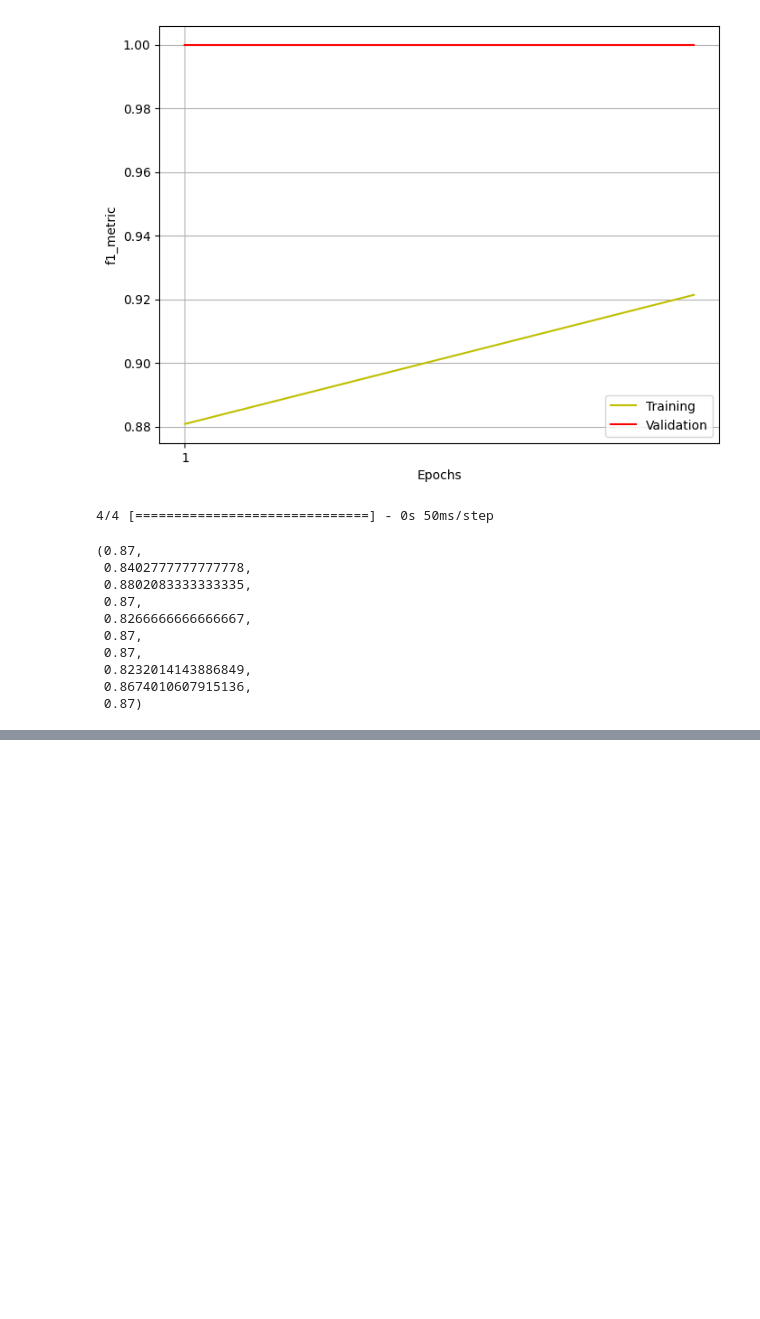
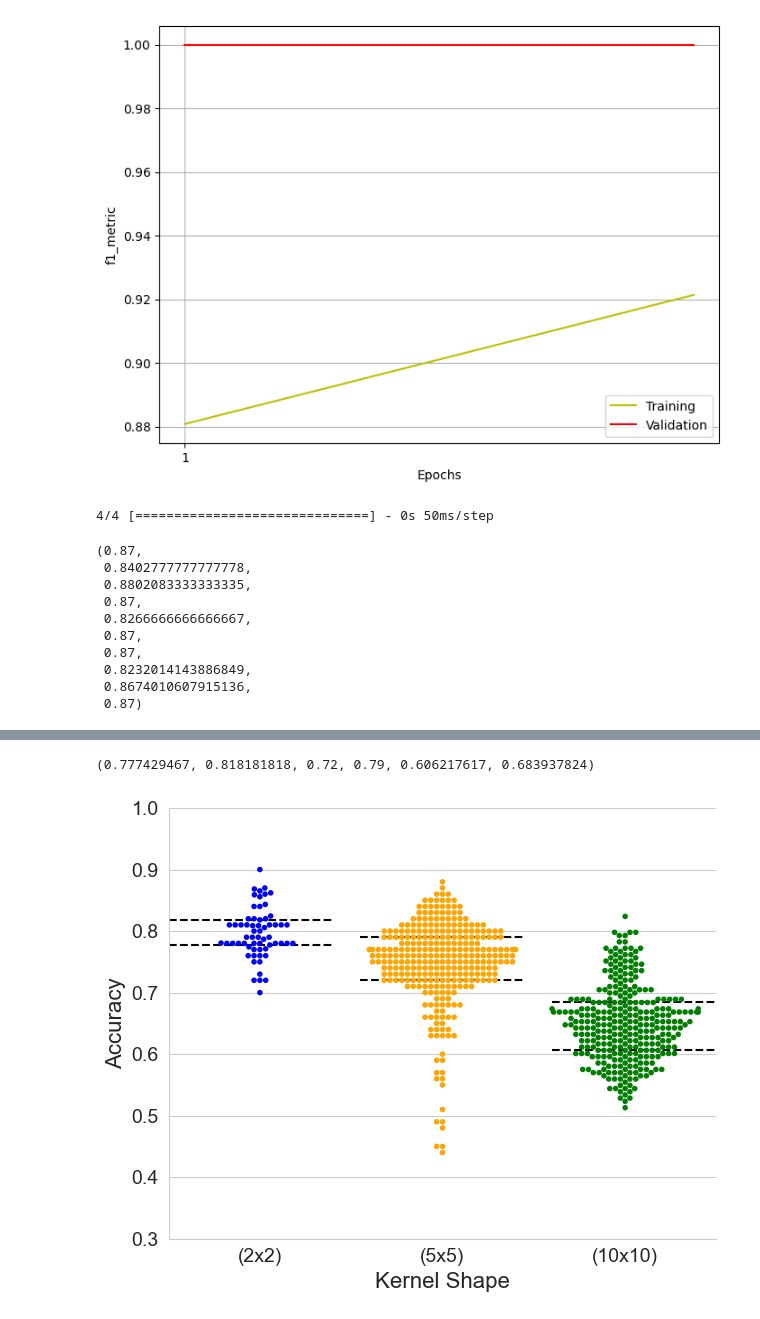
Before and after one commit to pithun/Soil-Classification-Using-ML, a Jupyter notebook: ML_Code - DEV.ipynb, the cells around one changed output, grey strips where cells are left out. Drawn from its saved outputs; the diff is of its cells as text; code cells hidden in the pictures; blank space fills up the shorter version.

```diff
--- a/ML_Code - DEV.ipynb
+++ b/ML_Code - DEV.ipynb
@@ -887,0 +990,38 @@ get_metrics(test_target, pred_conv1)
+# %%
+def get_prt(df, col, kernel = 2, perc_value=25):
+    return np.percentile(df[df['kernel']==kernel][col], perc_value)
+# %%
+# Here I was changing the parameters like the metric values and just changed them in the plot below. I didn't want to have
+# to make a variable for each metric
+ker_2_25_f1 = get_prt(results, 'accuracy_test')
+ker_2_75_f1 = get_prt(results, 'accuracy_test', perc_value=75)
+ker_5_25_f1 = get_prt(results, 'accuracy_test', kernel=5)
+ker_5_75_f1 = get_prt(results, 'accuracy_test', kernel=5, perc_value=75)
+ker_10_25_f1 = get_prt(results, 'accuracy_test', kernel=10)
+ker_10_75_f1 = get_prt(results, 'accuracy_test', kernel=10, perc_value=75)
+# %%
+ker_2_25_f1, ker_2_75_f1, ker_5_25_f1, ker_5_75_f1, ker_10_25_f1, ker_10_75_f1
+# %% [output]
+(0.777429467, 0.818181818, 0.72, 0.79, 0.606217617, 0.683937824)
+# %%
+# 2. CDF on just Kernel. This shows the general performance of the kernel like if it's just oene kernel having a high
+# value a box plot might not show that but the cdf will show as just the 100th percentile will show that high value.
+
+# Seems a swarmplot will be better so I ended up using a swarmplot
+
+sns.set_style('whitegrid')
+ax=sns.catplot(x='kernel', y='accuracy_test', data=results, kind='swarm', height=5, aspect=1.25, palette=palette, size=4)
+ax.tick_params(labelsize=14, axis = 'both')
+ax.set_xticklabels(['(2x2)', '(5x5)', '(10x10)'])
+plt.xlabel('Kernel Shape', fontsize=16)
+plt.ylabel('Accuracy', fontsize=16)
+plt.ylim(0.3,1)
+plt.axhline(ker_2_25_f1, 0, 0.3, color='k', linestyle='--')
+plt.axhline(ker_2_75_f1, 0, 0.3, color = 'k', linestyle='--')
+plt.axhline(ker_5_25_f1, 0.35, 0.65, color='k', linestyle='--')
+plt.axhline(ker_5_75_f1, 0.35, 0.65, color='k',  linestyle='--')
+plt.axhline(ker_10_25_f1, 0.7, 1, color='k', linestyle='--')
+plt.axhline(ker_10_75_f1, 0.7, 1, color='k',  linestyle='--')
+#plt.savefig('accuracy_paper_swarmm_plot.jpg', dpi=2000)
+# %% [output]
+[figure, added]
```
Also changed, not shown: parts of 20 cells of this notebook, 21 other files.
